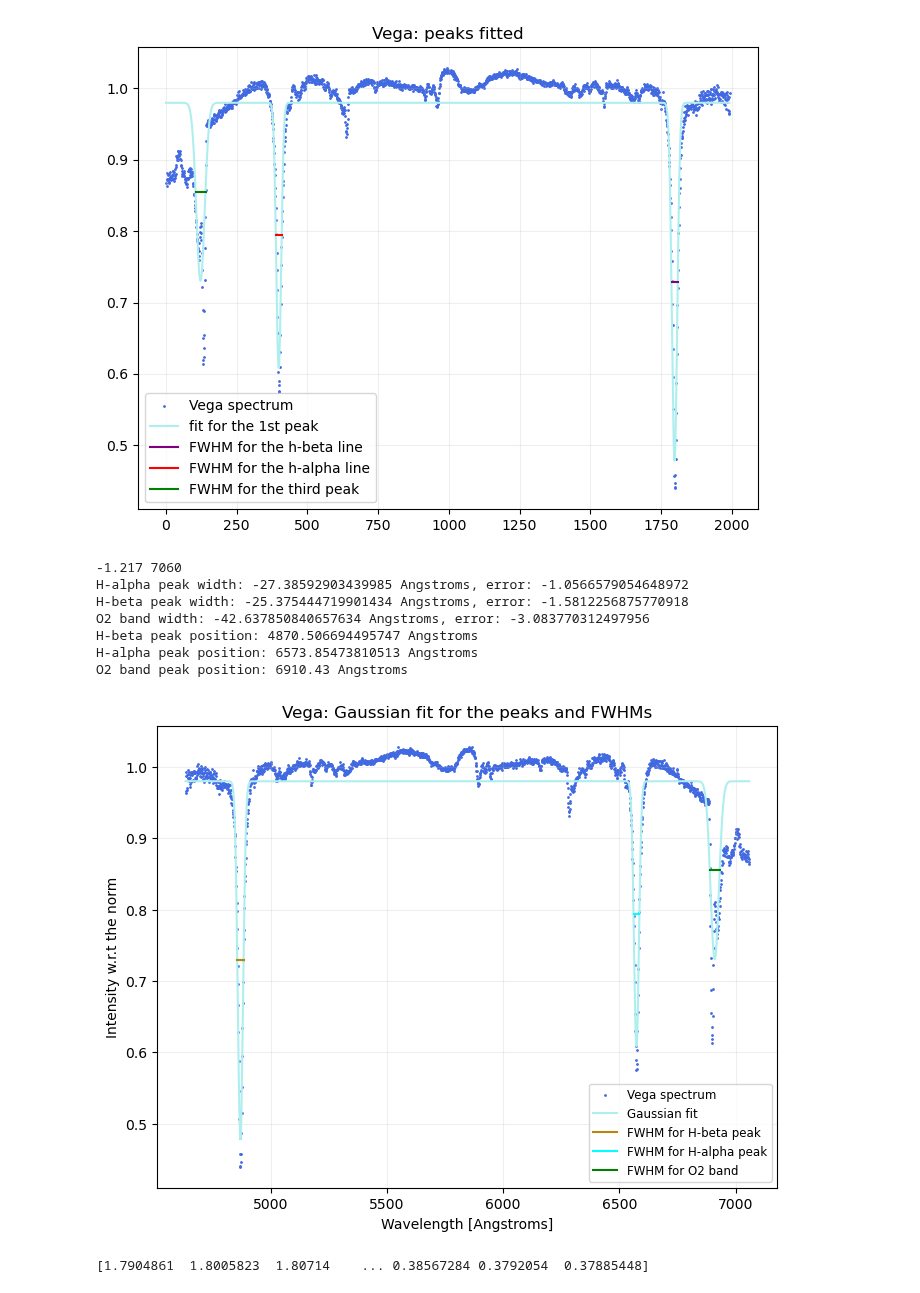
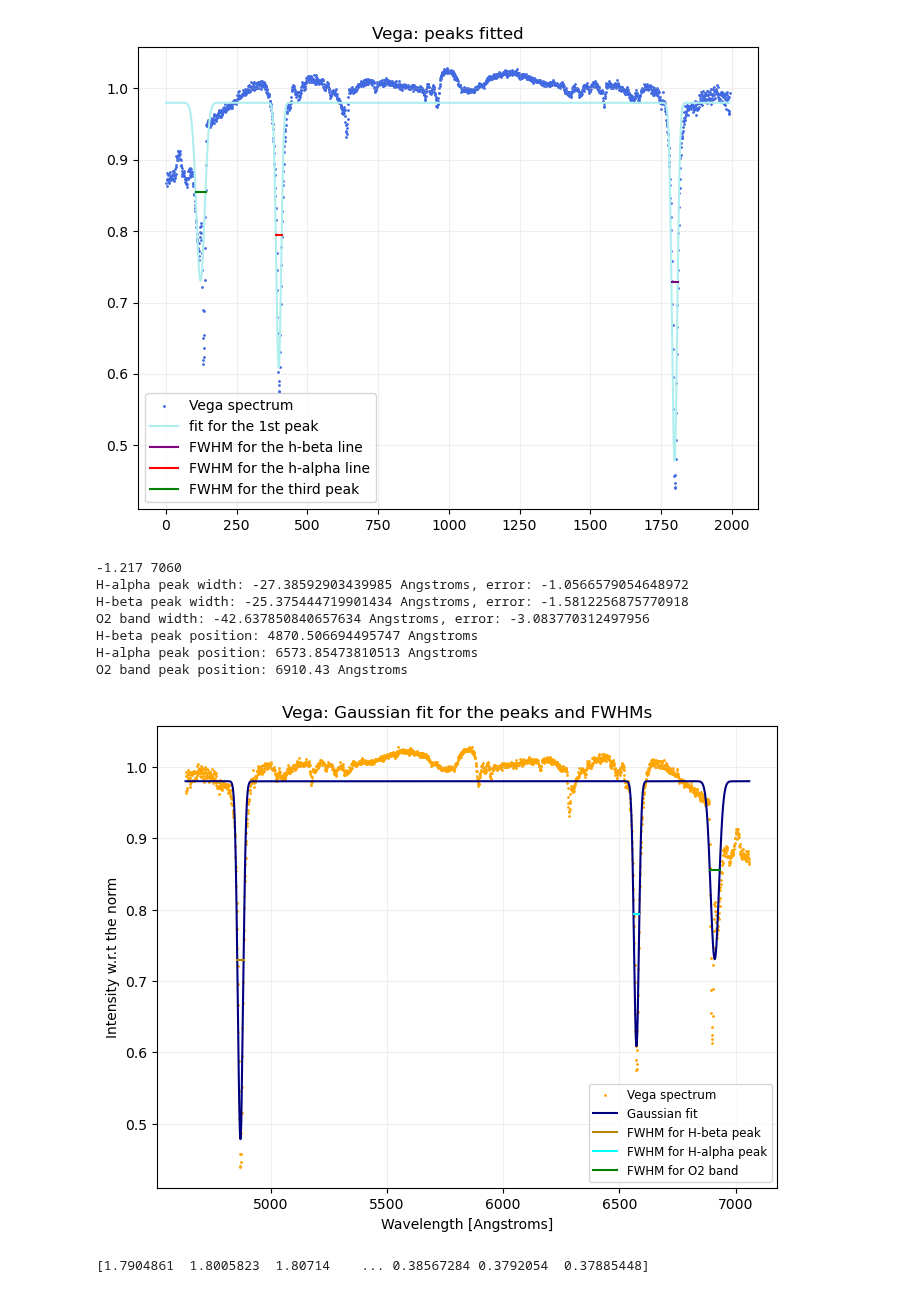
Before and after one commit to Timobrenn/G99-Spectroscopy, a Jupyter notebook: FWHM-vega.ipynb, the cells around one changed output. Saved outputs shown, nothing was run; the diff lists cells and outputs as text; code cells hidden in the pictures.

```diff
--- a/FWHM-vega.ipynb
+++ b/FWHM-vega.ipynb
@@ -313,36 +313,36 @@ m3_a = pix_to_A(m3)
 print(f"H-beta peak position: {m1_a} Angstroms")
 print(f"H-alpha peak position: {m2_a} Angstroms")
 print(f"O2 band peak position: {m3_a:.2f} Angstroms")
 
 
 
 fig=figure(figsize=(8,6))
 frame=fig.add_subplot(1,1,1)
-frame.scatter(x_range_a,dat_vega_0,color="royalblue", label="Vega spectrum",s=1)
-frame.plot(x_range_a,f_composed,color="paleturquoise", label="Gaussian fit")
+frame.scatter(x_range_a,dat_vega_0,color="orange", label="Vega spectrum",s=1)
+frame.plot(x_range_a,f_composed,color="navy", label="Gaussian fit")
 frame.plot(fwhm1_x*a_in_pix+a_off,fwhm1_y,color="darkgoldenrod", label="FWHM for H-beta peak")
 frame.plot(fwhm2_x*a_in_pix+a_off,fwhm2_y,color="cyan", label="FWHM for H-alpha peak")
 frame.plot(fwhm3_x*a_in_pix+a_off,fwhm3_y,color="green", label="FWHM for O2 band")
 frame.set_title("Vega: Gaussian fit for the peaks and FWHMs")
 frame.grid(alpha=0.2)
 frame.set_ylabel("Intensity w.r.t the norm")
 frame.set_xlabel("Wavelength [Angstroms]")
 frame.legend(fontsize=8.5)
 show()
 close(fig)
 
 # C R I S P
 
 #-1.217x + 7060
 # %% [output]
 -1.217 7060
 H-alpha peak width: -27.38592903439985 Angstroms, error: -1.0566579054648972
 H-beta peak width: -25.375444719901434 Angstroms, error: -1.5812256875770918
 O2 band width: -42.637850840657634 Angstroms, error: -3.083770312497956
 H-beta peak position: 4870.506694495747 Angstroms
 H-alpha peak position: 6573.85473810513 Angstroms
 O2 band peak position: 6910.43 Angstroms
-[figure, old version]
+[figure, new version]
 # %%
 # the fight with MILES continues
 
```
Also changed, not shown: parts of 1 cell of this notebook, 6 other files.
